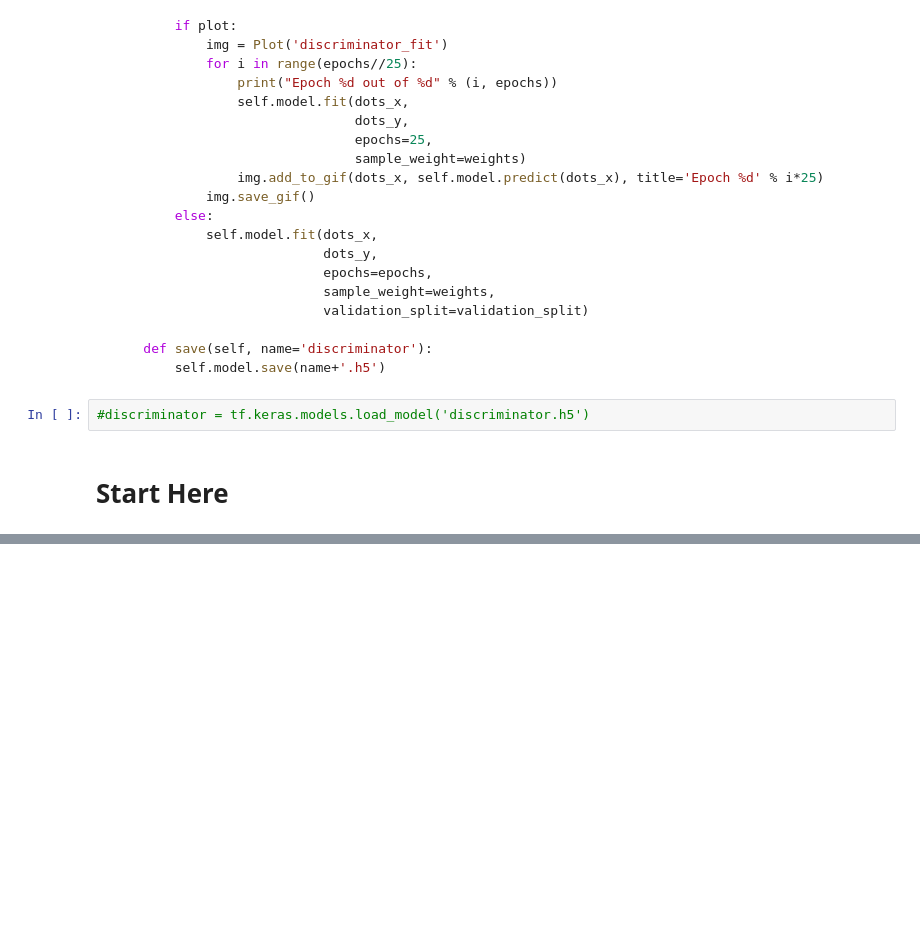
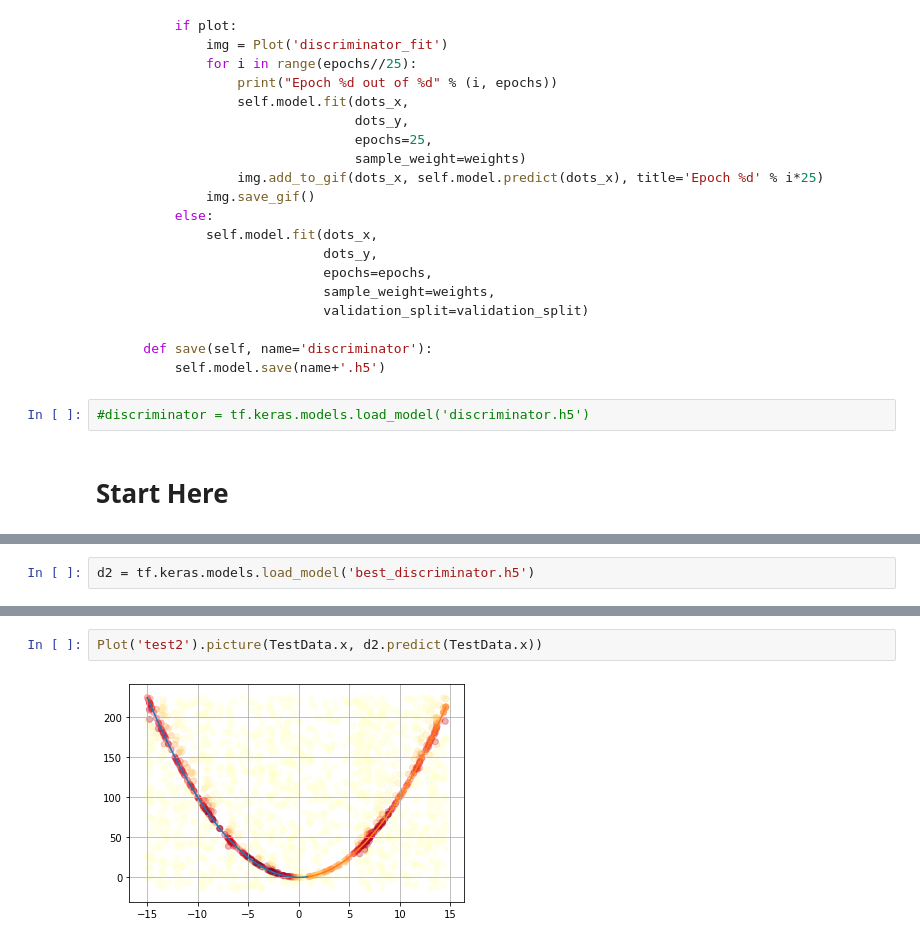
Before and after one commit to andtun/neuro, a Jupyter notebook: GANFinal.ipynb, the cells around one changed output, grey strips where cells are left out. Drawn from its saved outputs; the diff is of its cells as text; blank space fills up the shorter version.

```diff
--- a/GANFinal.ipynb
+++ b/GANFinal.ipynb
@@ -343,0 +359,2 @@ Plot('test').picture(V, discriminator.model.predict(V), alpha=1)
+# %%
+d2 = tf.keras.models.load_model('best_discriminator.h5')
@@ -343,0 +369,4 @@ Plot('test').picture(V, discriminator.model.predict(V), alpha=1)
+# %%
+Plot('test2').picture(TestData.x, d2.predict(TestData.x))
+# %% [output]
+[figure, added]
```
Also changed, not shown: parts of 12 cells of this notebook, 1 other file.
